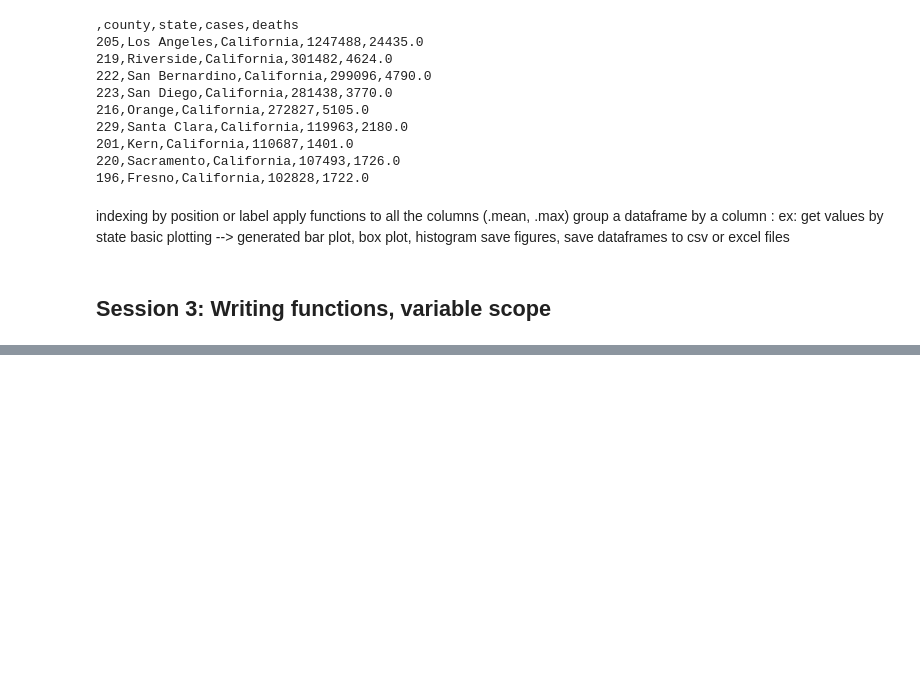
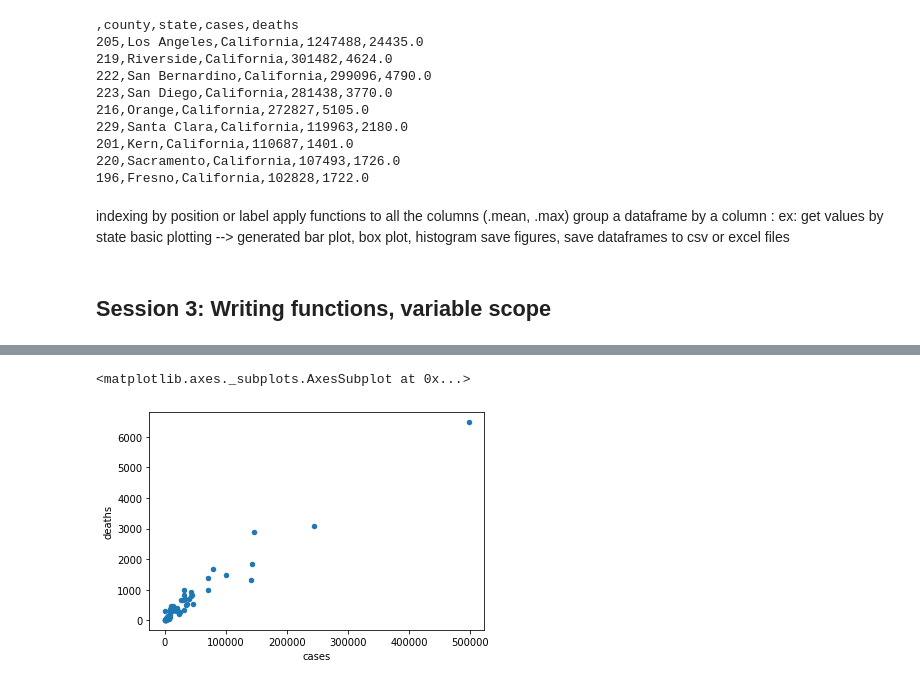
Before and after one commit to ramyarangan/ssrp_srec_python_workshop_2021, a Jupyter notebook: day4_python_room1.ipynb, the cells around one changed output, grey strips where cells are left out. Saved outputs shown, nothing was run; the diff lists cells and outputs as text; code cells hidden in the pictures; blank space fills up the shorter version.

```diff
--- a/day4_python_room1.ipynb
+++ b/day4_python_room1.ipynb
@@ -662,0 +806,2 @@ save figures, save dataframes to csv or excel files
+# %%
+covid_data = pd.read_csv(nytimes_covid_live_url)
@@ -662,0 +817,2 @@ save figures, save dataframes to csv or excel files
+# %%
+covid_data = pd.DataFrame(covid_data[['county', 'state', 'cases', 'deaths']])
@@ -662,0 +931,5 @@ save figures, save dataframes to csv or excel files
+# %%
+covid_data.loc[covid_data['state']=='Florida', ['cases', 'deaths']].plot.scatter(x='cases', y='deaths')
+# %% [output]
+<matplotlib.axes._subplots.AxesSubplot at 0x...>
+[figure, added]
```
Also changed, not shown: parts of 58 cells of this notebook.
